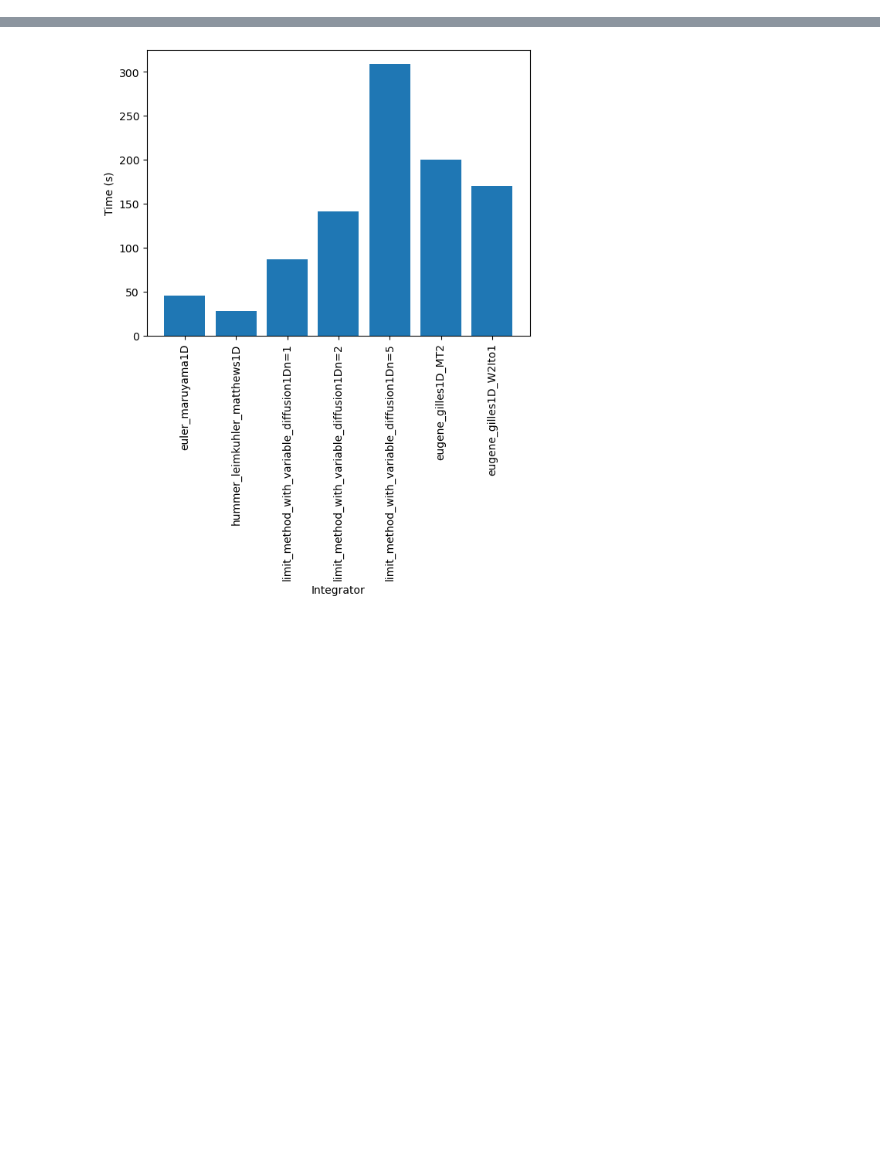
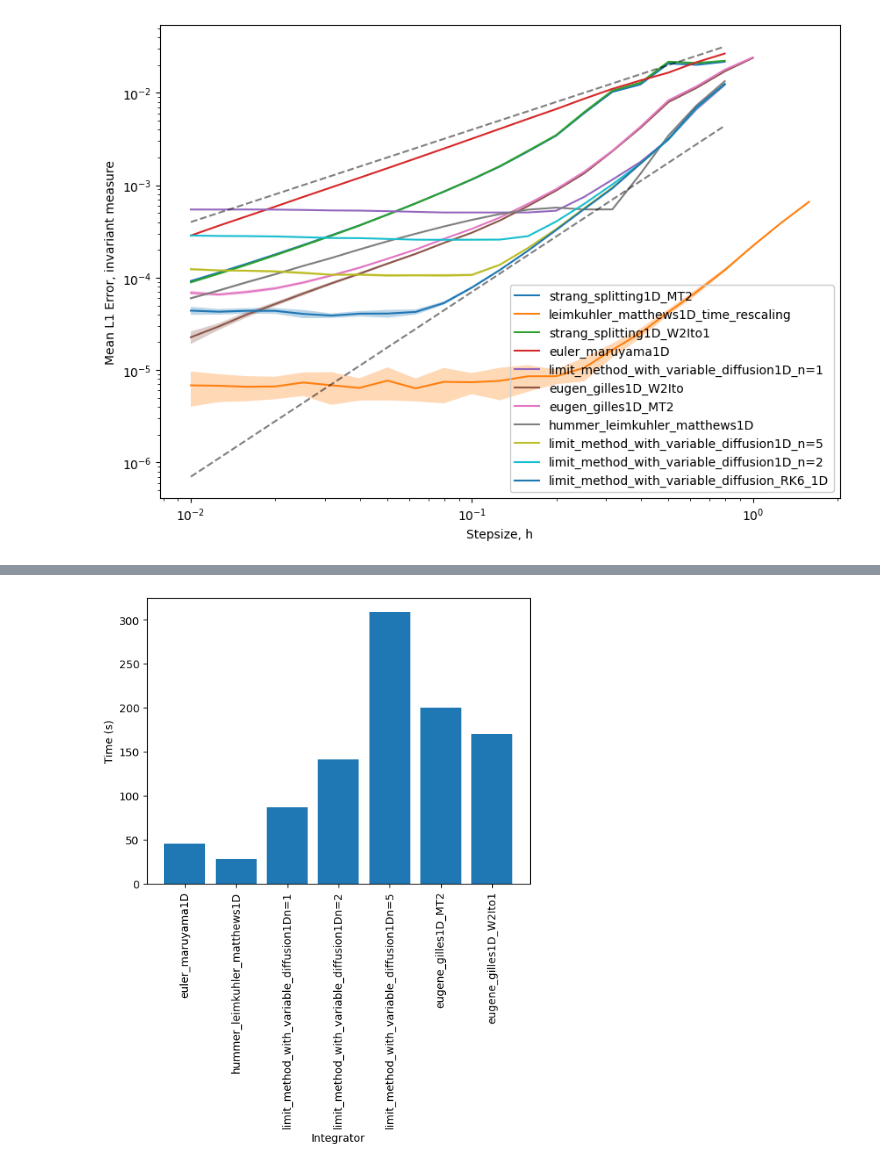
Before and after one commit to dominicp6/Integrators_for_Multiplicative_Noise, a Jupyter notebook: plotting.ipynb, the cells around one changed output, grey strips where cells are left out. Saved outputs shown, nothing was run; the diff lists cells and outputs as text; code cells hidden in the pictures; blank space fills up the shorter version.

```diff
--- a/plotting.ipynb
+++ b/plotting.ipynb
@@ -47,0 +81,4 @@ def plot_experiments(exp_name, base_dir="./simulation_results/", offset1=1, offs
+# %%
+plot_experiments2("q2_sin_1D_50M", offset1=0.04, offset2=0.007)
+# %% [output]
+[figure, added]
```
Also changed, not shown: parts of 6 cells of this notebook.
